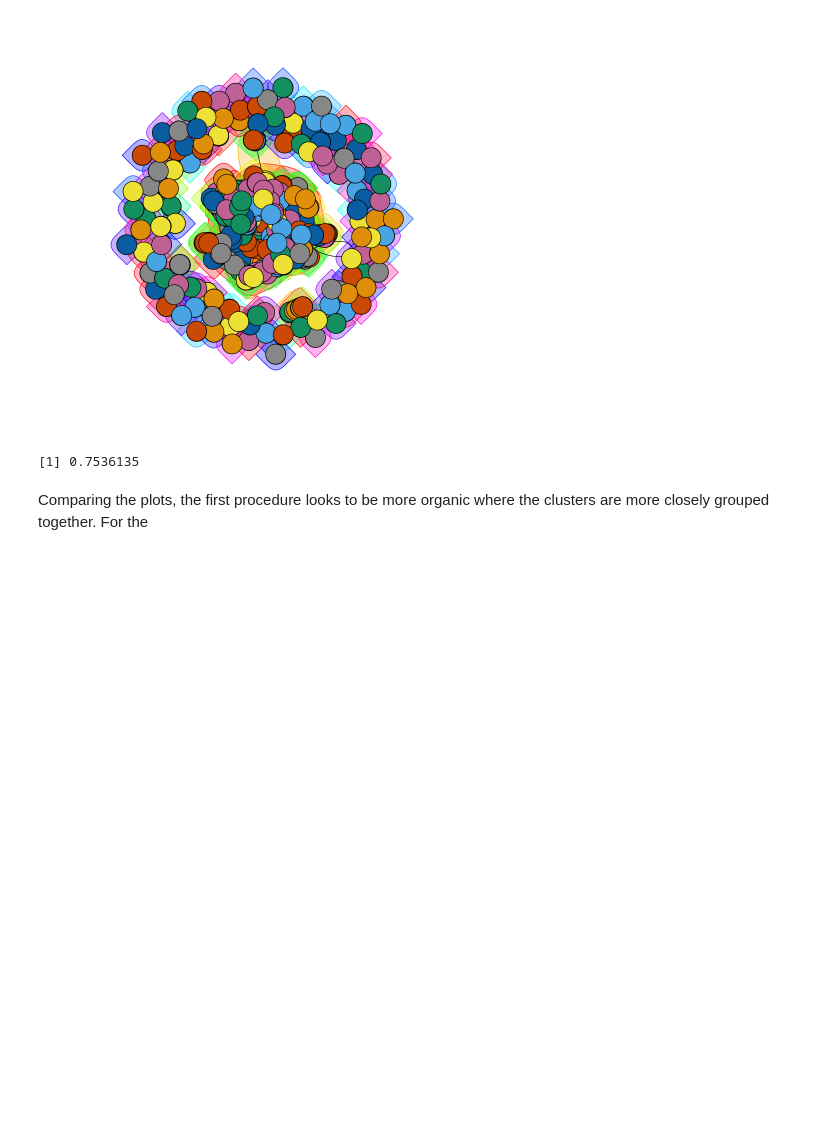
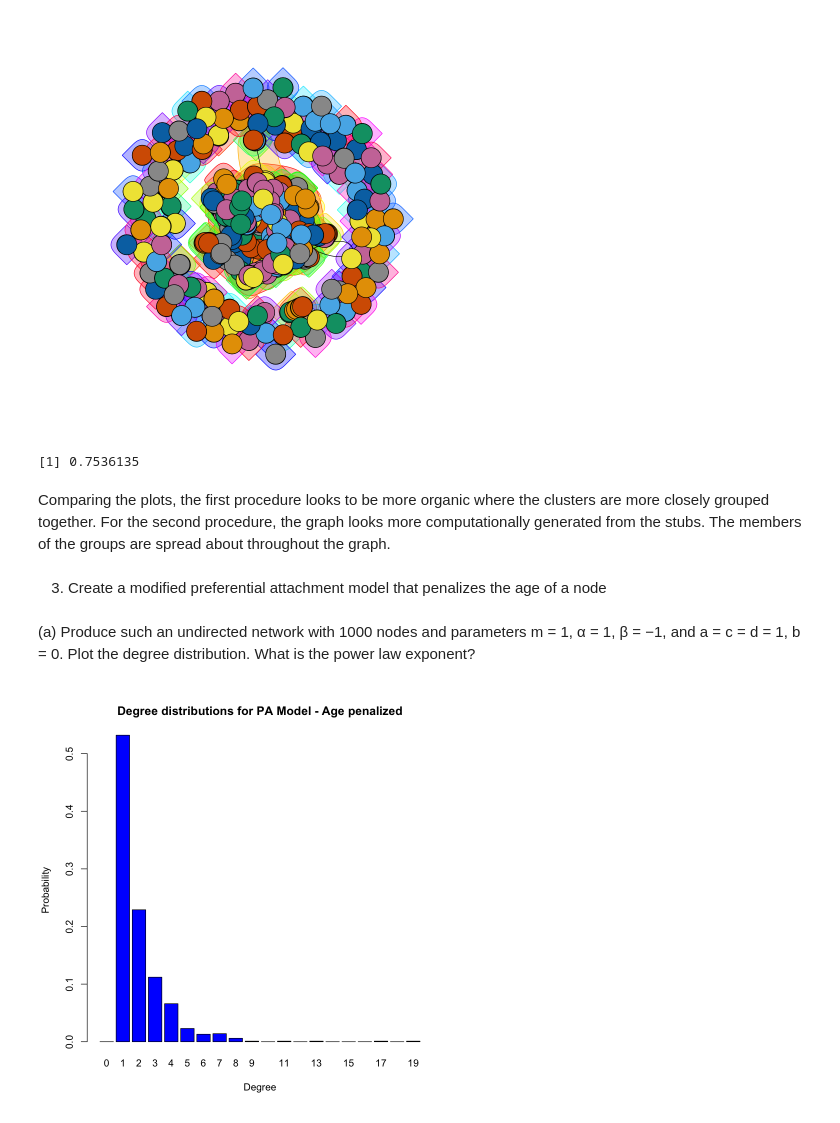
Before and after one commit to morgworth/ece232_team, a Jupyter notebook: Project 1/Morgan Project1.ipynb, the cells around one changed output. Drawn from its saved outputs; the diff is of its cells as text; code cells hidden in the pictures; blank space fills up the shorter version.

```diff
--- a/Project 1/Morgan Project1.ipynb
+++ b/Project 1/Morgan Project1.ipynb
@@ -951,4 +951,19 @@ modularity(stub_comm)
 # %% [output]
 [1] 0.7536135
 # %% [markdown]
-Comparing the plots, the first procedure looks to be more organic where the clusters are more closely grouped together. For the
+Comparing the plots, the first procedure looks to be more organic where the clusters are more closely grouped together. For the second procedure, the graph looks more computationally generated from the stubs. The members of the groups are spread about throughout the graph.
+# %% [markdown]
+3. Create a modified preferential attachment model that penalizes the age of a node
+# %% [markdown]
+(a) Produce such an undirected network with 1000 nodes and parameters m = 1,
+α = 1, β = −1, and a = c = d = 1, b = 0. Plot the degree distribution. What is the
+power law exponent?
+# %%
+age_g = sample_pa_age(1000, m=1, pa.exp=1, aging.exp=-1, zero.deg.appeal=1, deg.coef=1, age.coef=1, zero.age.appeal=0, directed=FALSE)
+# %%
+node_deg_dist = degree.distribution(age_g)
+xVals = c(0: (length(node_deg_dist)-1))
+barplot(node_deg_dist, names.arg=xVals, xlab="Degree", ylab="Probability",
+    main = paste("Degree distributions for PA Model - Age penalized"),col="blue")
+# %% [output]
+[figure, added]
```
Also changed, not shown: parts of 6 cells of this notebook.
